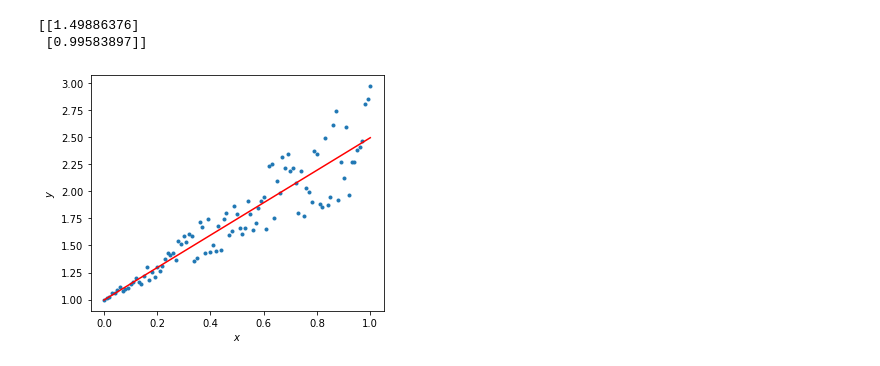
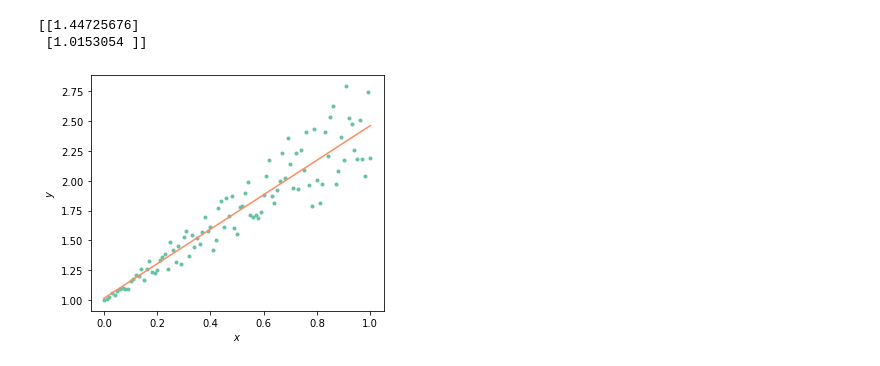
Before and after one commit to samisnotinsane/chbmit-seizure-prediction, a Jupyter notebook: least_squares/pinv_fit.ipynb, the cells around one changed output. Cells and saved outputs as stored; diff of their text form; code cells hidden in the pictures.

```diff
--- a/least_squares/pinv_fit.ipynb
+++ b/least_squares/pinv_fit.ipynb
@@ -4,29 +5,30 @@ import matplotlib.pyplot as plt
 # %%
 # generate x and y
 x = np.linspace(0, 1, 101)
 y = 1 + x + x * np.random.random(len(x))
 
 # assemble matrix A
 A = np.vstack([x, np.ones(len(x))]).T
 
 # turn y into a column vector
 y = y[:, np.newaxis]
 
 # Direct least square regression
 alpha = np.dot((np.dot(np.linalg.inv(np.dot(A.T,A)),A.T)),y)
 print(alpha)
 
 # plot the results
+sns.set_palette('Set2')
 plt.figure(figsize = (5,4))
 plt.plot(x, y, '.')
-plt.plot(x, alpha[0]*x + alpha[1], 'r')
+plt.plot(x, alpha[0]*x + alpha[1])
 plt.xlabel('$x$')
 plt.ylabel('$y$')
 
 plt.tight_layout()
-plt.savefig('../figures/least_squares/synthetic_fit.pdf')
+plt.savefig('../evaluation/figures/LS_synthetic_fit.pdf')
 plt.show()
 # %% [output]
-[[1.49886376]
- [0.99583897]]
+[[1.44725676]
+ [1.0153054 ]]
-[figure, old version]
+[figure, new version]
```
Also changed, not shown: parts of 1 cell of this notebook, 21 other files.
